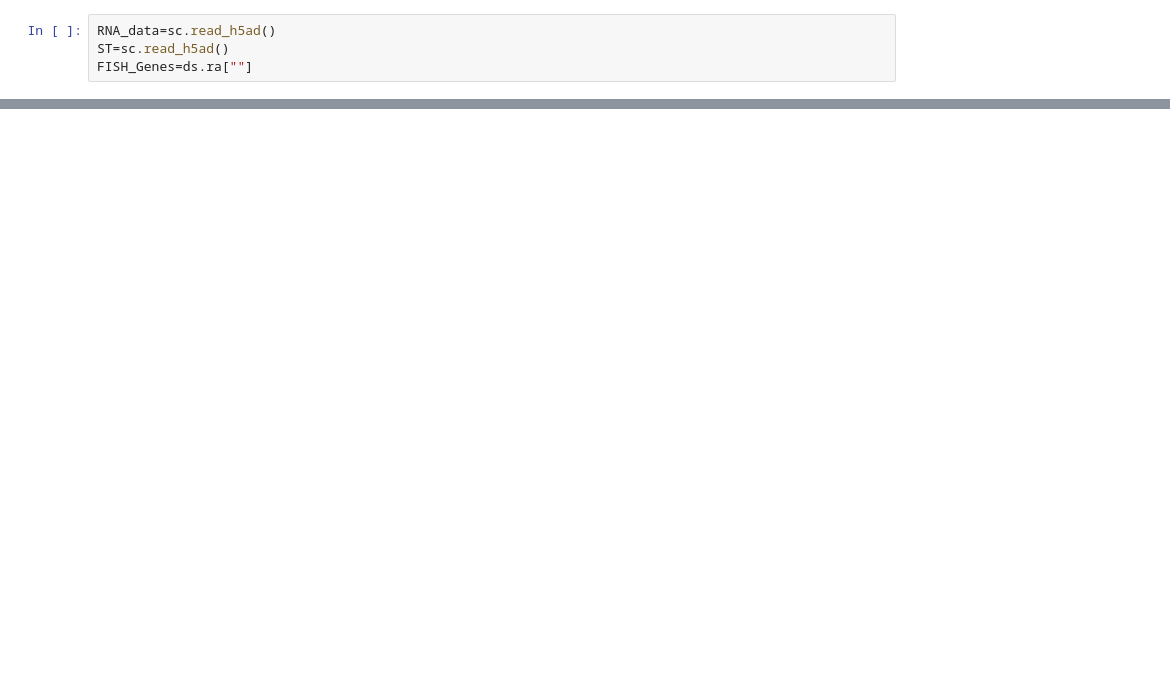
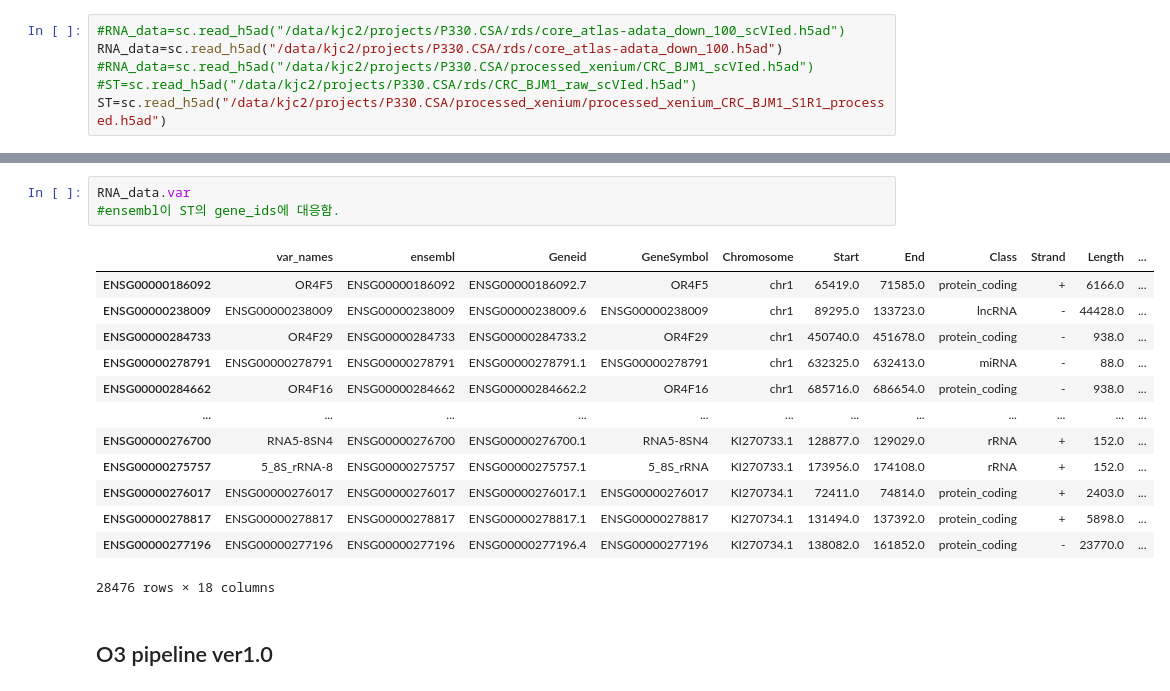
Before and after one commit to JasonK94/lit, a Jupyter notebook: SpaGE.ipynb, the cells around one changed output, grey strips where cells are left out. Cells and saved outputs as stored; diff of their text form; blank space fills up the shorter version.

```diff
--- a/SpaGE.ipynb
+++ b/SpaGE.ipynb
@@ -11,4 +39,6 @@ import scanpy as sc
 # %%
-RNA_data=sc.read_h5ad()
-ST=sc.read_h5ad()
-FISH_Genes=ds.ra[""]
+#RNA_data=sc.read_h5ad("/data/kjc2/projects/P330.CSA/rds/core_atlas-adata_down_100_scVIed.h5ad")
+RNA_data=sc.read_h5ad("/data/kjc2/projects/P330.CSA/rds/core_atlas-adata_down_100.h5ad")
+#RNA_data=sc.read_h5ad("/data/kjc2/projects/P330.CSA/processed_xenium/CRC_BJM1_scVIed.h5ad")
+#ST=sc.read_h5ad("/data/kjc2/projects/P330.CSA/rds/CRC_BJM1_raw_scVIed.h5ad")
+ST=sc.read_h5ad("/data/kjc2/projects/P330.CSA/processed_xenium/processed_xenium_CRC_BJM1_S1R1_processed.h5ad")
@@ -37,0 +66,19 @@ print(sys.path)
+# %%
+RNA_data.var
+#ensembl이 ST의 gene_ids에 대응함.
+# %% [output]
+|  | var_names | ensembl | Geneid | GeneSymbol | Chromosome | Start | End | Class | Strand | Length | ... |
+| ENSG00000186092 | OR4F5 | ENSG00000186092 | ENSG00000186092.7 | OR4F5 | chr1 | 65419.0 | 71585.0 | protein_coding | + | 6166.0 | ... |
+| ENSG00000238009 | ENSG00000238009 | ENSG00000238009 | ENSG00000238009.6 | ENSG00000238009 | chr1 | 89295.0 | 133723.0 | lncRNA | - | 44428.0 | ... |
+| ENSG00000284733 | OR4F29 | ENSG00000284733 | ENSG00000284733.2 | OR4F29 | chr1 | 450740.0 | 451678.0 | protein_coding | - | 938.0 | ... |
+| ENSG00000278791 | ENSG00000278791 | ENSG00000278791 | ENSG00000278791.1 | ENSG00000278791 | chr1 | 632325.0 | 632413.0 | miRNA | - | 88.0 | ... |
+| ENSG00000284662 | OR4F16 | ENSG00000284662 | ENSG00000284662.2 | OR4F16 | chr1 | 685716.0 | 686654.0 | protein_coding | - | 938.0 | ... |
+| ... | ... | ... | ... | ... | ... | ... | ... | ... | ... | ... | ... |
+| ENSG00000276700 | RNA5-8SN4 | ENSG00000276700 | ENSG00000276700.1 | RNA5-8SN4 | KI270733.1 | 128877.0 | 129029.0 | rRNA | + | 152.0 | ... |
+| ENSG00000275757 | 5_8S_rRNA-8 | ENSG00000275757 | ENSG00000275757.1 | 5_8S_rRNA | KI270733.1 | 173956.0 | 174108.0 | rRNA | + | 152.0 | ... |
+| ENSG00000276017 | ENSG00000276017 | ENSG00000276017 | ENSG00000276017.1 | ENSG00000276017 | KI270734.1 | 72411.0 | 74814.0 | protein_coding | + | 2403.0 | ... |
+| ENSG00000278817 | ENSG00000278817 | ENSG00000278817 | ENSG00000278817.1 | ENSG00000278817 | KI270734.1 | 131494.0 | 137392.0 | protein_coding | + | 5898.0 | ... |
+| ENSG00000277196 | ENSG00000277196 | ENSG00000277196 | ENSG00000277196.4 | ENSG00000277196 | KI270734.1 | 138082.0 | 161852.0 | protein_coding | - | 23770.0 | ... |
+28476 rows × 18 columns
+# %% [markdown]
+## O3 pipeline ver1.0
```
Also changed, not shown: parts of 27 cells of this notebook, 6 other files.
